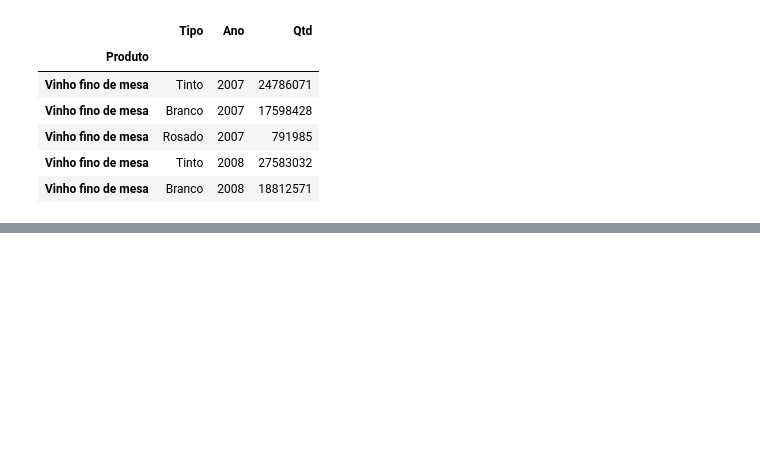
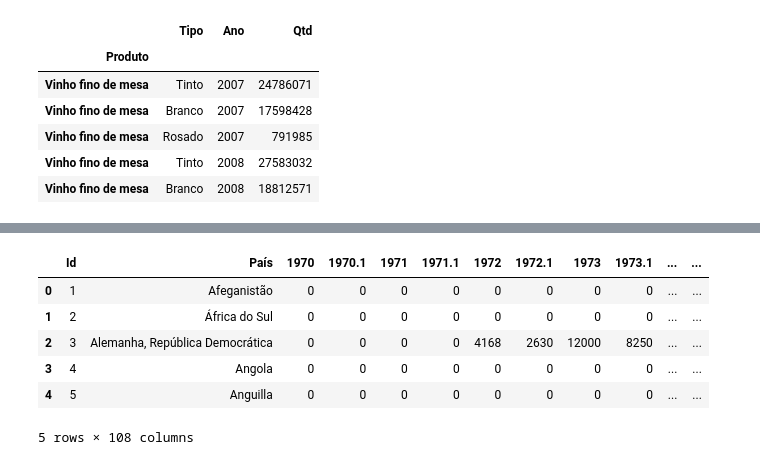
Before and after one commit to VivianeCorreia/Tech-Challenge, a Jupyter notebook: Challenge.ipynb, the cells around one changed output, grey strips where cells are left out. Saved outputs shown, nothing was run; the diff lists cells and outputs as text; code cells hidden in the pictures; blank space fills up the shorter version.

```diff
--- a/Challenge.ipynb
+++ b/Challenge.ipynb
@@ -93,0 +99,10 @@ df_filtrado.head()
+# %%
+df_exp_vinho.head()
+# %% [output]
+|  | Id | País | 1970 | 1970.1 | 1971 | 1971.1 | 1972 | 1972.1 | 1973 | 1973.1 | ... | ... |
+| 0 | 1 | Afeganistão | 0 | 0 | 0 | 0 | 0 | 0 | 0 | 0 | ... | ... |
+| 1 | 2 | África do Sul | 0 | 0 | 0 | 0 | 0 | 0 | 0 | 0 | ... | ... |
+| 2 | 3 | Alemanha, República Democrática | 0 | 0 | 0 | 0 | 4168 | 2630 | 12000 | 8250 | ... | ... |
+| 3 | 4 | Angola | 0 | 0 | 0 | 0 | 0 | 0 | 0 | 0 | ... | ... |
+| 4 | 5 | Anguilla | 0 | 0 | 0 | 0 | 0 | 0 | 0 | 0 | ... | ... |
+5 rows × 108 columns
```
Also changed, not shown: parts of 2 cells of this notebook.
